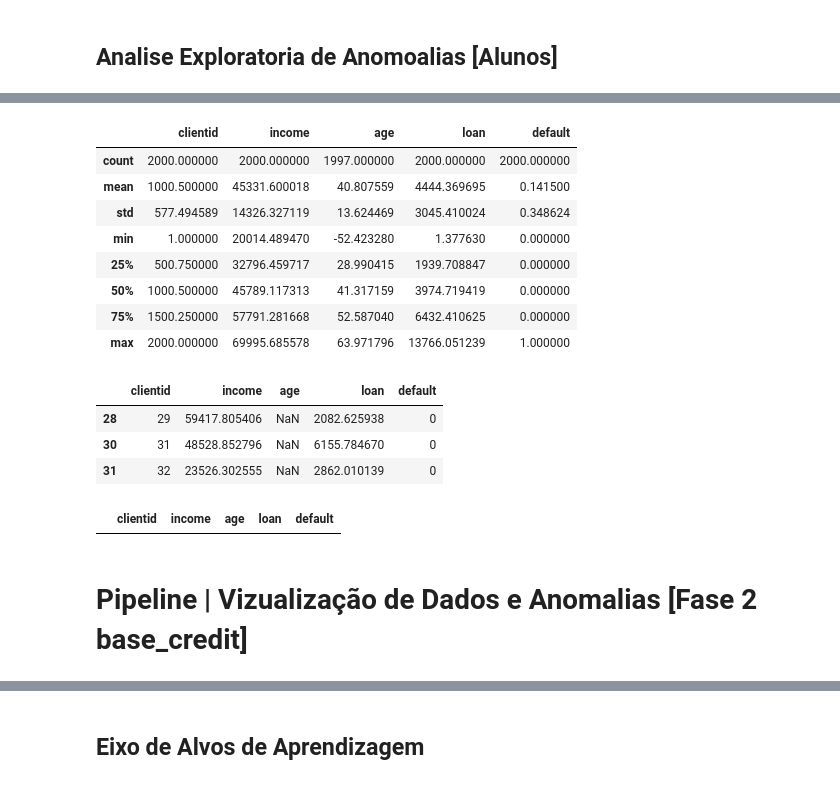
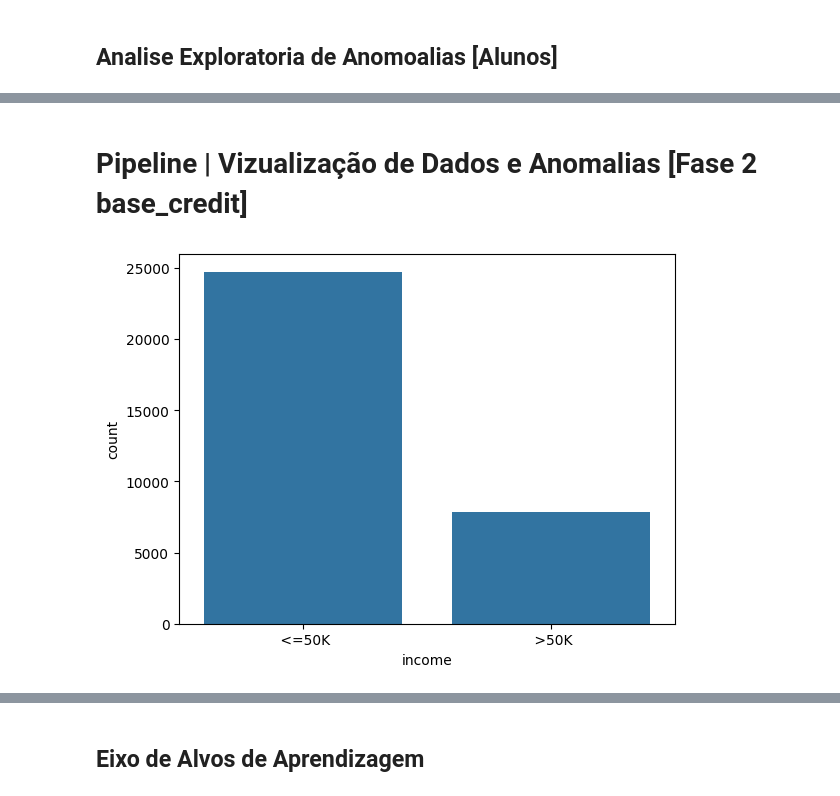
Before and after one commit to HugoM1randa/am-t4-s1a2026, a Jupyter notebook: census0416_amt4.ipynb, the cells around one changed output, grey strips where cells are left out. Drawn from its saved outputs; the diff is of its cells as text; code cells hidden in the pictures.

```diff
--- a/census0416_amt4.ipynb
+++ b/census0416_amt4.ipynb
@@ -83,26 +76,3 @@ base_credit.isnull().sum()
 dtype: int64
-# %%
-base_credit.describe()
-# %% [output]
-|  | clientid | income | age | loan | default |
-| count | 2000.000000 | 2000.000000 | 1997.000000 | 2000.000000 | 2000.000000 |
-| mean | 1000.500000 | 45331.600018 | 40.807559 | 4444.369695 | 0.141500 |
-| std | 577.494589 | 14326.327119 | 13.624469 | 3045.410024 | 0.348624 |
-| min | 1.000000 | 20014.489470 | -52.423280 | 1.377630 | 0.000000 |
-| 25% | 500.750000 | 32796.459717 | 28.990415 | 1939.708847 | 0.000000 |
-| 50% | 1000.500000 | 45789.117313 | 41.317159 | 3974.719419 | 0.000000 |
-| 75% | 1500.250000 | 57791.281668 | 52.587040 | 6432.410625 | 0.000000 |
-| max | 2000.000000 | 69995.685578 | 63.971796 | 13766.051239 | 1.000000 |
-# %%
-base_credit[base_credit.isnull().any(axis=1)]
-# %% [output]
-|  | clientid | income | age | loan | default |
-| 28 | 29 | 59417.805406 | NaN | 2082.625938 | 0 |
-| 30 | 31 | 48528.852796 | NaN | 6155.784670 | 0 |
-| 31 | 32 | 23526.302555 | NaN | 2862.010139 | 0 |
-# %%
-base_credit.loc[base_credit['loan'] < 0]
-# %% [output]
-|  | clientid | income | age | loan | default |
 # %% [markdown]
 # Pipeline | Vizualização de Dados e Anomalias [Fase 2 base_credit]
@@ -108,0 +81,4 @@ base_credit.loc[base_credit['loan'] < 0]
+# %%
+sns.countplot(x=base_census['income']);
+# %% [output]
+[figure, added]
```
Also changed, not shown: parts of 23 cells of this notebook.
